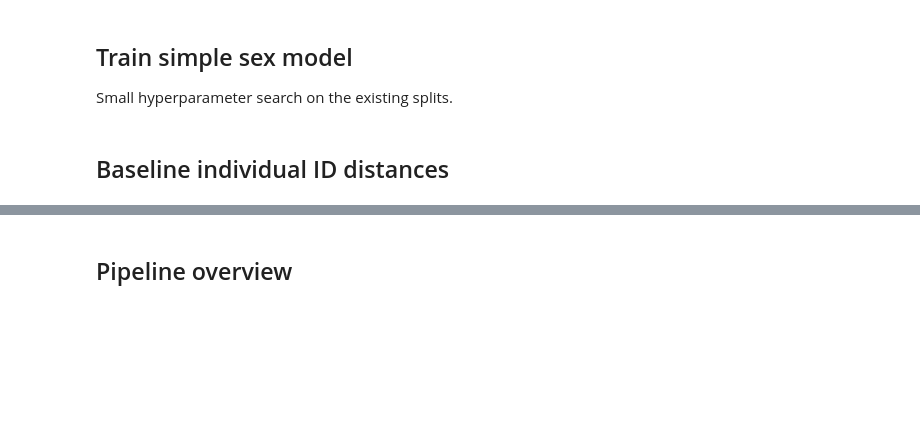
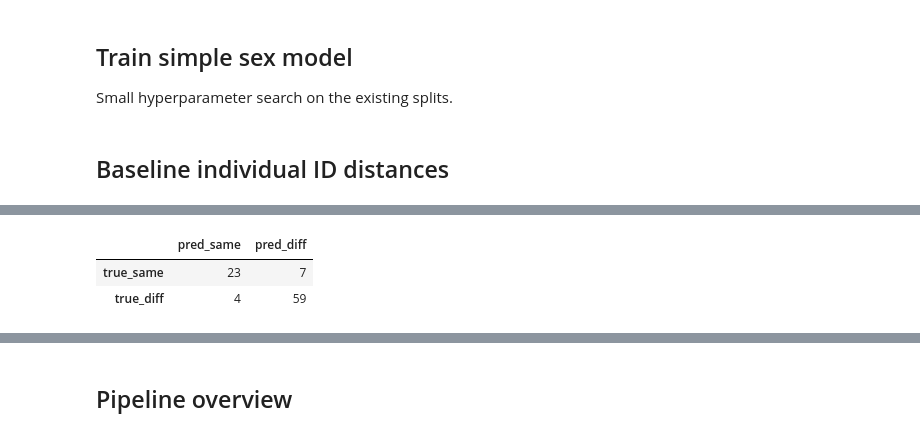
Before and after one commit to FKistner85/FIT_package, a Jupyter notebook: experiments/baseline_visualisation.ipynb, the cells around one changed output, grey strips where cells are left out. Cells and saved outputs as stored; diff of their text form; code cells hidden in the pictures; blank space fills up the shorter version.

```diff
--- a/experiments/baseline_visualisation.ipynb
+++ b/experiments/baseline_visualisation.ipynb
@@ -96,0 +118,77 @@ sex_results.to_csv(EXP_DIR / 'sex_results.csv', index=False)
+# %%
+import pandas as pd
+import seaborn as sns
+import matplotlib.pyplot as plt
+from sklearn.linear_model import LogisticRegression
+from sklearn.model_selection import StratifiedKFold, cross_val_predict
+from FIT_python.pipeline_individual_id.baseline_pipeline import DistanceBaseline
+from FIT_python.pipeline_individual_id.evaluation import compute_confusion
+
+species_dir = Path(SPLITS_DIR) / "eurasian_otter"
+species = "eurasian_otter"
+print(f"\n🔄 Processing species: {species}")
+
+# 6.1) Train/Test laden & Fold entfernen
+df = load_and_prep_df_individual(
+    species, Path(SPLITS_DIR)
+)  # falls hier bugs valid vales f und m checken
+
+feature_cols = [
+    c for c in df.columns if c.startswith(("dist", "ang", "t", "v")) and c != "trail"
+]
+ids = df["individual_id"].unique()
+split = sequential_holdout_ids(ids, val_sizes=[8], n_iter=1, random_state=0)[0]
+train_df = df[df["individual_id"].isin(split["train_ids"])]
+val_df = df[df["individual_id"].isin(split["val_ids"])]
+val_comps = generate_pairwise_comparisons_from_df(
+    val_df,
+    id_col="individual_id",
+    group_sizes=[7],
+    n_repeats=3,
+    mode="both",
+    selfmatch_factor=2.0,
+    n_folds=3,
+    random_state=42,
+    show_progress=True,
+)
+
+cms_base, cms_umap, cms_siam = [], [], []
+
+
+res_base = DistanceBaseline.run(train_df, val_comps, feature_cols, val_df=val_df)
+Xb = res_base.filter(regex="^dist_")
+yb = res_base["same_individual"].map({"True": 1, "False": 0})
+cv = StratifiedKFold(n_splits=2, shuffle=True, random_state=42)
+lr = LogisticRegression(max_iter=200)
+pred_b = cross_val_predict(lr, Xb, yb, cv=cv)
+cm_b = compute_confusion(pd.DataFrame({"same_individual": yb, "pred": pred_b}))
+cms_base.append(cm_b)
+
+res_umap, _ = run_umap(train_df, val_comps, feature_cols, val_df=val_df)
+res_umap = res_umap[res_umap["same_individual"].isin([True, False, 'True', 'False', 1, 0])]
+res_umap["pred"] = (res_umap["pred_same_proba"] > 0.5).astype(int)
+cm_u = compute_confusion(res_umap, true_col="same_individual", pred_col="pred")
+cms_umap.append(cm_u)
+
+res_siam = run_siamese(train_df, val_comps, feature_cols, val_df=val_df)
+df_siam = pd.DataFrame({
+    'same_individual': [c['same_individual'] for c in val_comps],
+    'pred_same': [r['pred_same'] for r in res_siam],
+})
+df_siam = df_siam[df_siam['same_individual'].isin([True, False, 'True', 'False', 1, 0])]
+df_siam['pred'] = (df_siam['pred_same'] > 0.5).astype(int)
+cm_s = compute_confusion(df_siam, true_col='same_individual', pred_col='pred')
+cms_siam.append(cm_s)
+
+def sum_cms(cms):
+    total = cms[0].copy()
+    for cm in cms[1:]:
+        total += cm
+    return total
+
+cm_base_total = sum_cms(cms_base)
+cm_umap_total = sum_cms(cms_umap)
+cm_siam_total = sum_cms(cms_siam)
+
+display(cm_base_total, cm_umap_total, cm_siam_total)
+# %% [output]
@@ -96,0 +196,3 @@ sex_results.to_csv(EXP_DIR / 'sex_results.csv', index=False)
+|  | pred_same | pred_diff |
+| true_same | 23 | 7 |
+| true_diff | 4 | 59 |
```
Also changed, not shown: parts of 20 cells of this notebook, 1 other file.
